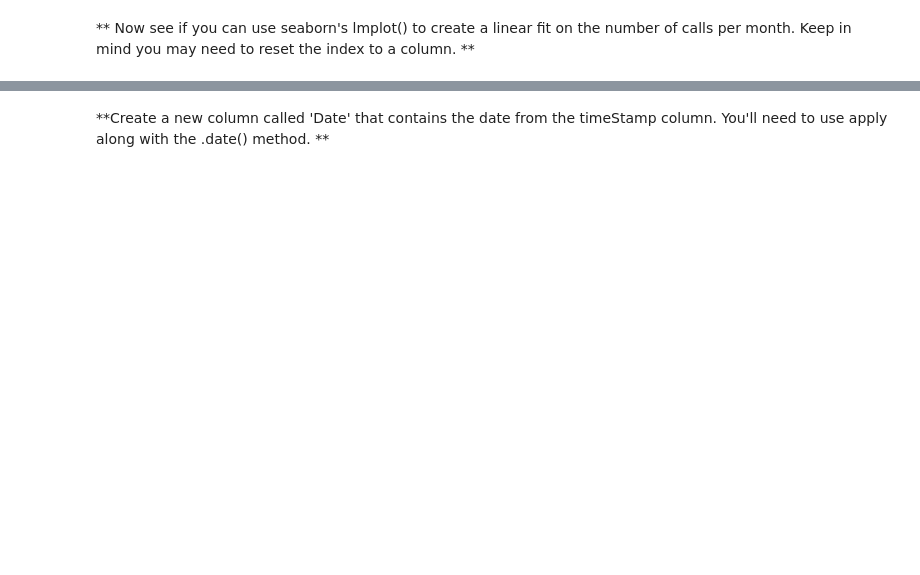
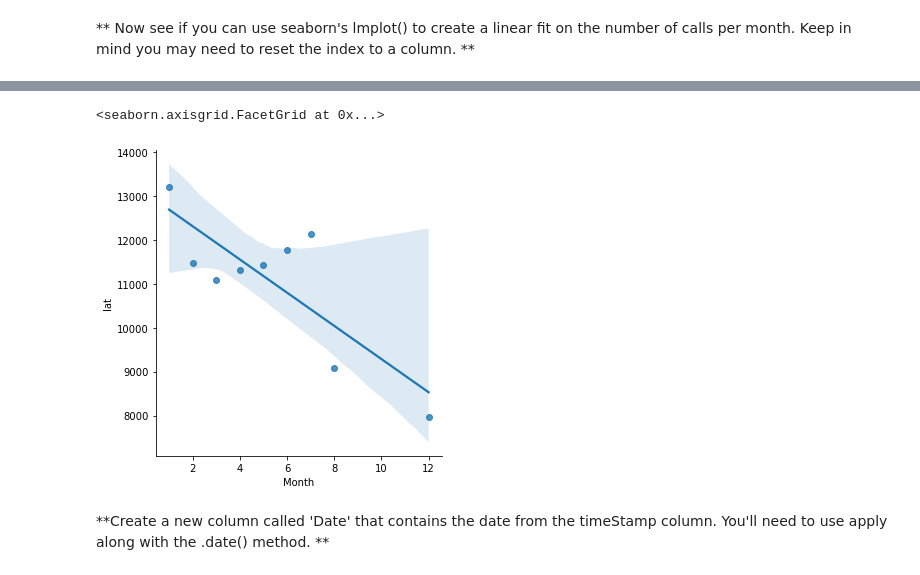
Before and after one commit to LukaszBijak/Python, a Jupyter notebook: Python for Data Science and Machine Learning/01-911 Calls Data Capstone Project.ipynb, the cells around one changed output, grey strips where cells are left out. Cells and saved outputs as stored; diff of their text form; code cells hidden in the pictures; blank space fills up the shorter version.

```diff
--- a/Python for Data Science and Machine Learning/01-911 Calls Data Capstone Project.ipynb
+++ b/Python for Data Science and Machine Learning/01-911 Calls Data Capstone Project.ipynb
@@ -243,2 +249,9 @@ _____
+# %%
+byMonth.reset_index(inplace = True)
+# %%
+sns.lmplot(data=byMonth, x='Month', y='lat')
+# %% [output]
+<seaborn.axisgrid.FacetGrid at 0x...>
+[figure, added]
 # %% [markdown]
 **Create a new column called 'Date' that contains the date from the timeStamp column. You'll need to use apply along with the .date() method. **
```
Also changed, not shown: parts of 22 cells of this notebook.
